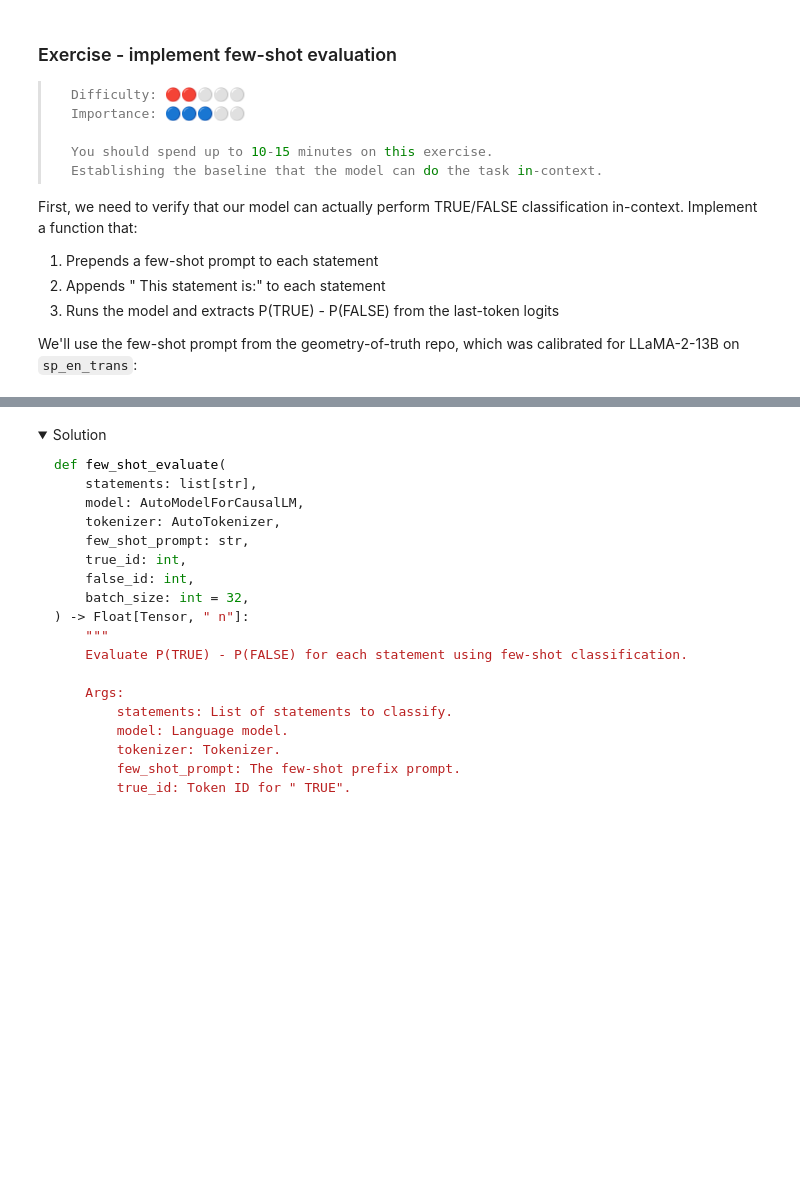
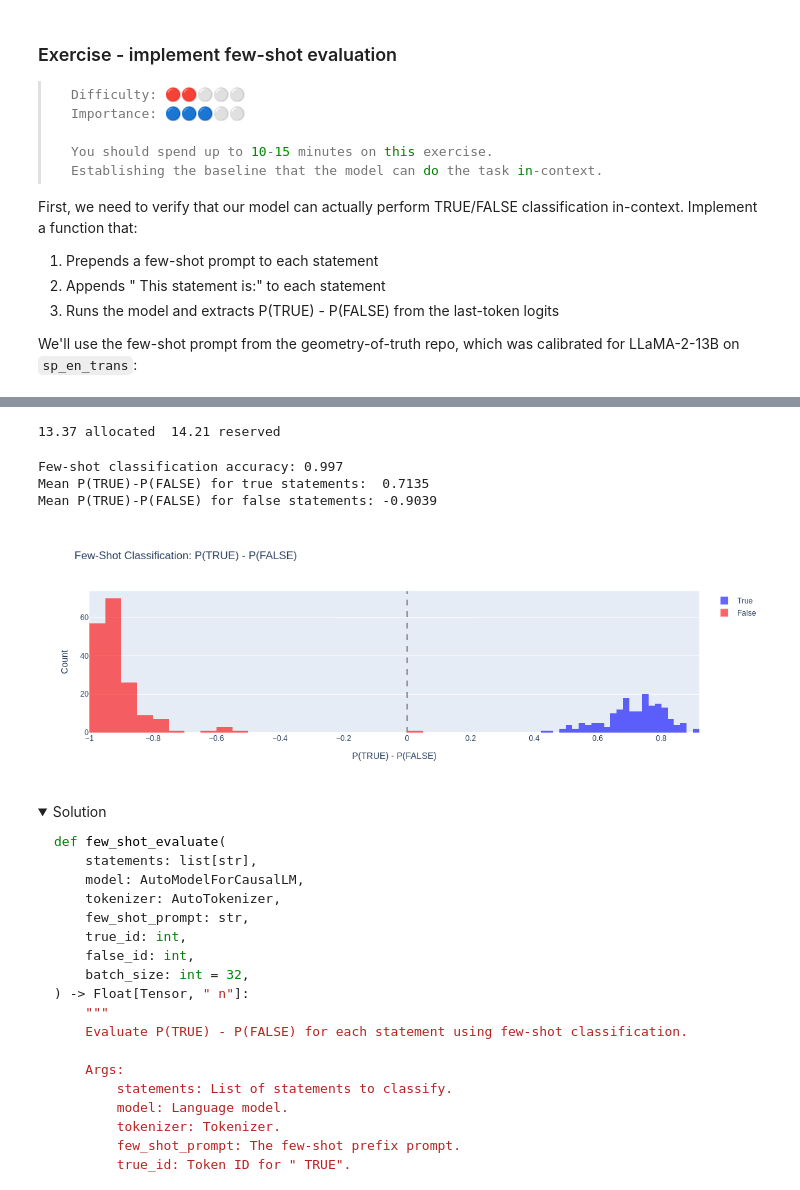
Before and after one commit to Shimin-Zhang/ARENA_Progress, a Jupyter notebook: chapter1_transformer_interp/exercises/part31_linear_probes/1.3.1_Linear_Probes_exercises.ipynb, the cells around one changed output, grey strips where cells are left out. Cells and saved outputs as stored; diff of their text form; code cells hidden in the pictures; folded sections open; blank space fills up the shorter version.

```diff
--- a/chapter1_transformer_interp/exercises/part31_linear_probes/1.3.1_Linear_Probes_exercises.ipynb
+++ b/chapter1_transformer_interp/exercises/part31_linear_probes/1.3.1_Linear_Probes_exercises.ipynb
@@ -1512,3 +1537,11 @@ The Spanish word 'aire' means 'silver'. This statement is: FALSE
+# %%
+import sys, gc
+sys.last_type = sys.last_value = sys.last_traceback = None
+gc.collect()
+t.cuda.empty_cache()
+print(f"{t.cuda.memory_allocated()/1e9:.2f} allocated  {t.cuda.memory_reserved()/1e9:.2f} reserved")
+# %% [output]
+13.37 allocated  14.21 reserved
 # %%
 def few_shot_evaluate(
     statements: list[str],
@@ -1534,8 +1567,17 @@ def few_shot_evaluate(
     Returns:
         Tensor of P(TRUE) - P(FALSE) for each statement.
     """
-    raise NotImplementedError()
-
+    out = []
+    updated_statements = [f"{few_shot_prompt}{s} This statement is:" for s in statements]
+    for b in range(0, len(statements), batch_size):
+        batch_s = updated_statements[b:b+batch_size]
+        inputs = tokenizer(batch_s, return_tensors="pt", padding=True, padding_side="left").to(device)
+        with t.inference_mode():
+            output = model(**inputs, use_cache=False)
+            output_prob = t.softmax(output.logits[:, -1].float(), dim=-1)
+            prob = output_prob[:, true_id] - output_prob[:, false_id]
+            out.append(prob)
+    return t.concat(out, dim=0).to('cpu')
 
 # Load sp_en_trans for evaluation (exclude statements used in the few-shot prompt)
 sp_df = datasets["sp_en_trans"]
@@ -1551,33 +1593,38 @@ p_diffs = few_shot_evaluate(sp_eval_stmts, model, tokenizer, FEW_SHOT_PROMPT, TR
 
 # Compute accuracy
 preds = (p_diffs > 0).float()
 acc = (preds == sp_eval_labels).float().mean().item()
 assert acc > 0.9, f"Few-shot accuracy too low: {acc:.3f} (expected > 0.9)"
 true_mean = p_diffs[sp_eval_labels == 1].mean().item()
 false_mean = p_diffs[sp_eval_labels == 0].mean().item()
 
 print(f"Few-shot classification accuracy: {acc:.3f}")
 print(f"Mean P(TRUE)-P(FALSE) for true statements:  {true_mean:.4f}")
 print(f"Mean P(TRUE)-P(FALSE) for false statements: {false_mean:.4f}")
 
 # Histogram
 fig = go.Figure()
 fig.add_trace(
     go.Histogram(x=p_diffs[sp_eval_labels == 1].numpy(), name="True", marker_color="blue", opacity=0.6, nbinsx=30)
 )
 fig.add_trace(
     go.Histogram(x=p_diffs[sp_eval_labels == 0].numpy(), name="False", marker_color="red", opacity=0.6, nbinsx=30)
 )
 fig.add_vline(x=0, line_dash="dash", line_color="gray")
 fig.update_layout(
     title="Few-Shot Classification: P(TRUE) - P(FALSE)",
     xaxis_title="P(TRUE) - P(FALSE)",
     yaxis_title="Count",
     barmode="overlay",
     height=400,
     width=700,
 )
 fig.show()
+# %% [output]
+Few-shot classification accuracy: 0.997
+Mean P(TRUE)-P(FALSE) for true statements:  0.7135
+Mean P(TRUE)-P(FALSE) for false statements: -0.9039
+[figure, added]
 # %% [markdown]
 <details><summary>Solution</summary>
 
```
Also changed, not shown: parts of 14 cells of this notebook.
